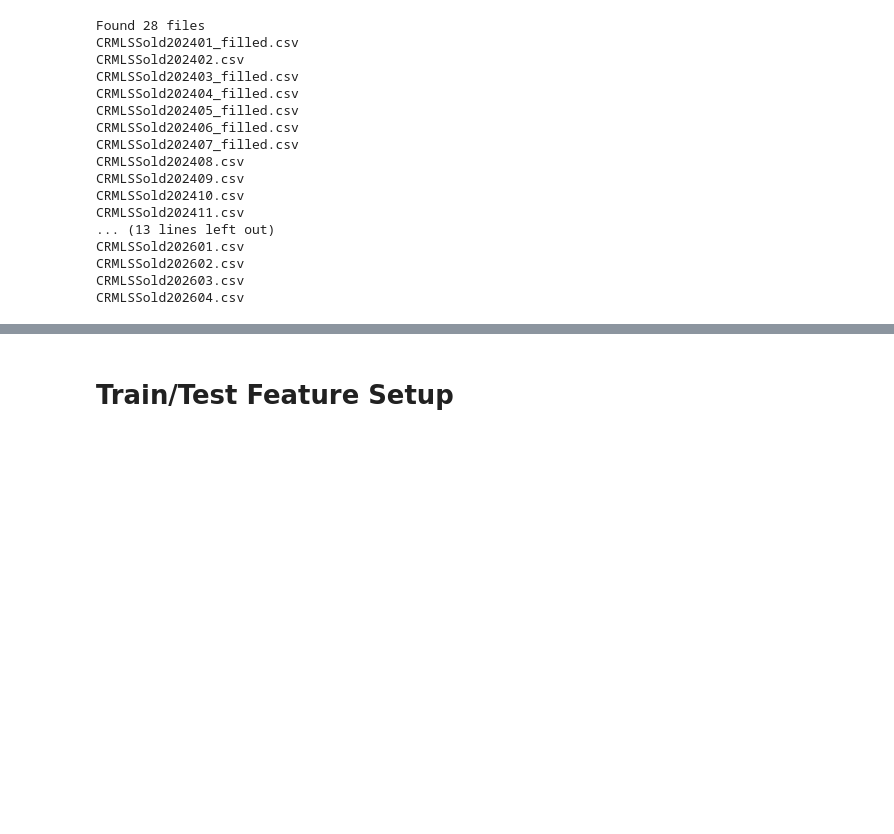
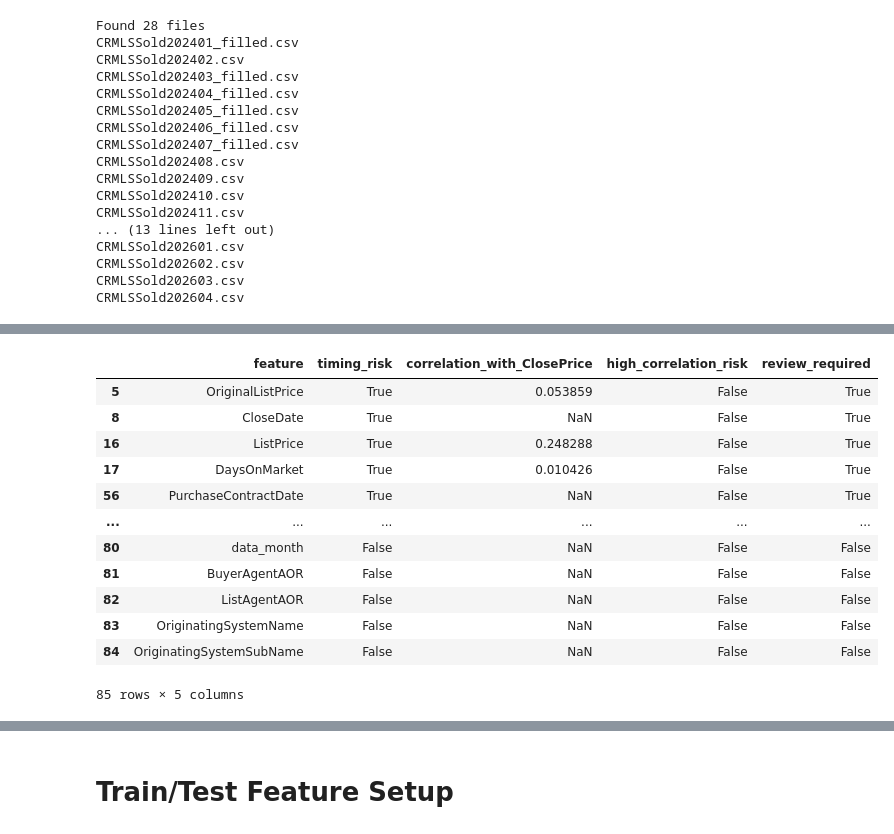
Before and after one commit to KieraChiu/IDX-Exchange-Data-Science, a Jupyter notebook: 02_preprocessing.ipynb, the cells around one changed output, grey strips where cells are left out. Cells and saved outputs as stored; diff of their text form; code cells hidden in the pictures; blank space fills up the shorter version.

```diff
--- a/02_preprocessing.ipynb
+++ b/02_preprocessing.ipynb
@@ -270,0 +722,16 @@ Test rows: 12490
+# %%
+# Use a separate variable for correlation analysis
+correlation_numeric_columns = df_model.select_dtypes(
+    include=["number"]
+).columns.tolist()
+
+correlation_with_price = (
+    df_model[correlation_numeric_columns]
+    .corr()["ClosePrice"]
+    .drop("ClosePrice")
+    .sort_values(ascending=False)
+)
+
+display(
+    correlation_with_price.to_frame(
+        name="correlation_with_ClosePrice"))
@@ -270,0 +770,55 @@ Test rows: 12490
+# %%
+# Build leakage audit report
+leakage_audit = pd.DataFrame({
+    "feature": [
+        col for col in df_model.columns
+        if col != "ClosePrice"
+    ]
+})
+
+# Flag known timing-related leakage
+leakage_audit["timing_risk"] = (
+    leakage_audit["feature"]
+    .isin(existing_leakage_features)
+)
+
+# Add numerical correlations
+leakage_audit["correlation_with_ClosePrice"] = (
+    leakage_audit["feature"]
+    .map(correlation_with_price)
+)
+
+# Flag high absolute correlations
+leakage_audit["high_correlation_risk"] = (
+    leakage_audit["correlation_with_ClosePrice"]
+    .abs()
+    .ge(0.95)
+)
+
+# Flag features requiring review
+leakage_audit["review_required"] = (
+    leakage_audit["timing_risk"] |
+    leakage_audit["high_correlation_risk"]
+)
+
+# Display highest-risk features first
+display(
+    leakage_audit.sort_values(
+        ["review_required", "high_correlation_risk"],
+        ascending=False
+    )
+)
+# %% [output]
+|  | feature | timing_risk | correlation_with_ClosePrice | high_correlation_risk | review_required |
+| 5 | OriginalListPrice | True | 0.053859 | False | True |
+| 8 | CloseDate | True | NaN | False | True |
+| 16 | ListPrice | True | 0.248288 | False | True |
+| 17 | DaysOnMarket | True | 0.010426 | False | True |
+| 56 | PurchaseContractDate | True | NaN | False | True |
+| ... | ... | ... | ... | ... | ... |
+| 80 | data_month | False | NaN | False | False |
+| 81 | BuyerAgentAOR | False | NaN | False | False |
+| 82 | ListAgentAOR | False | NaN | False | False |
+| 83 | OriginatingSystemName | False | NaN | False | False |
+| 84 | OriginatingSystemSubName | False | NaN | False | False |
+85 rows × 5 columns
```
Also changed, not shown: parts of 43 cells of this notebook, 1 other file.
